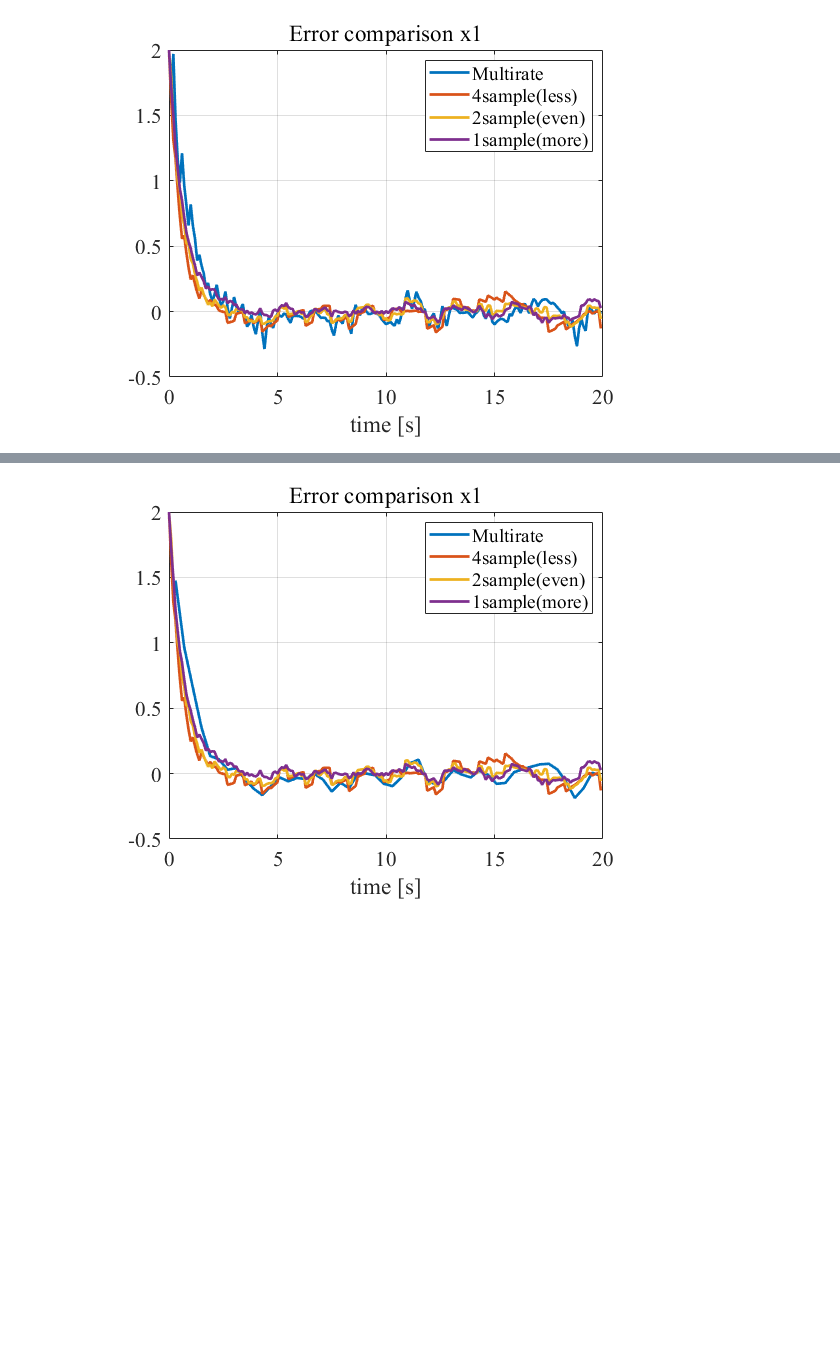
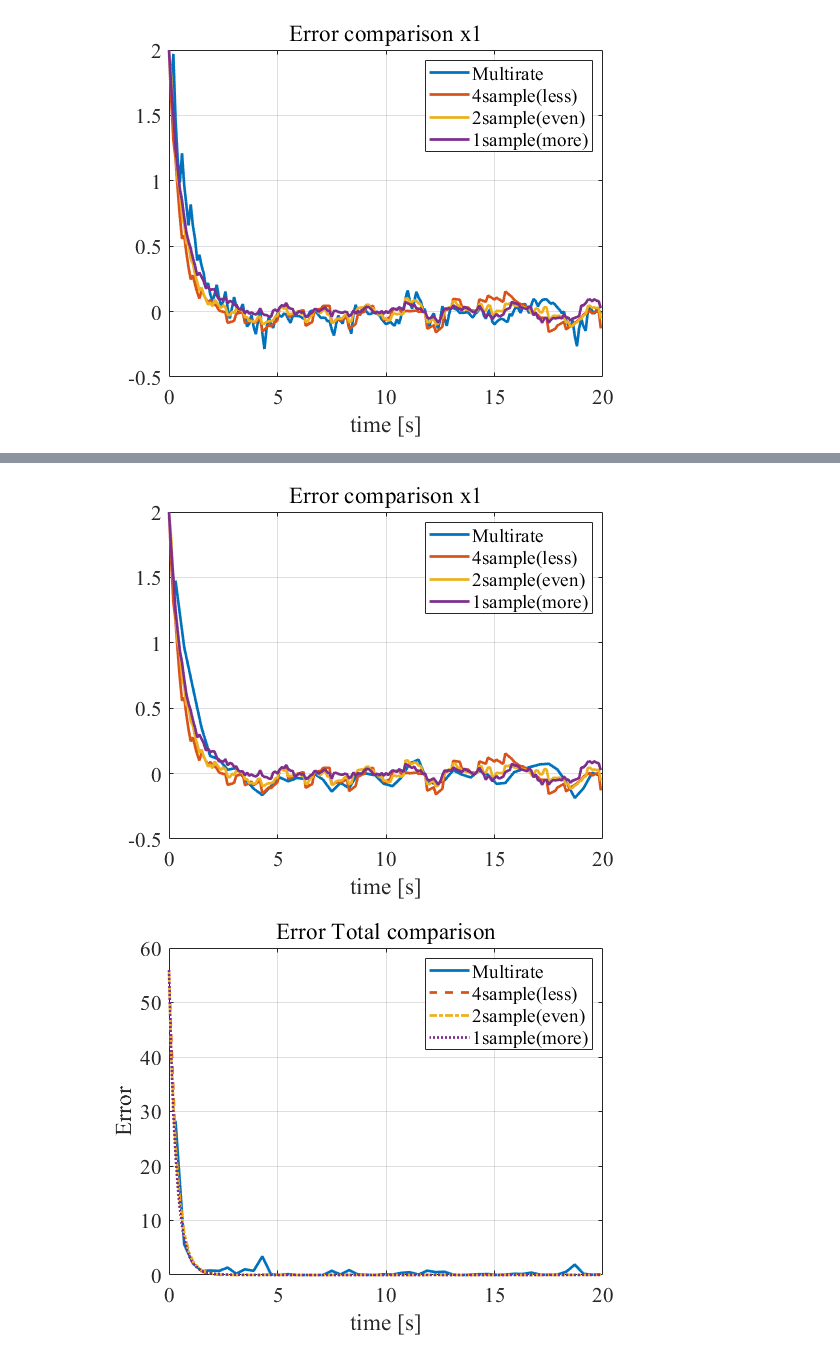
Before and after one commit to YoshiRi/Linear_Algebra_memo, a Jupyter notebook: src/MultirateOBS/UntitledOBStest.ipynb, the cells around one changed output, grey strips where cells are left out. Drawn from its saved outputs; the diff is of its cells as text; code cells hidden in the pictures; blank space fills up the shorter version.

```diff
--- a/src/MultirateOBS/UntitledOBStest.ipynb
+++ b/src/MultirateOBS/UntitledOBStest.ipynb
@@ -322,30 +322,39 @@ for i=1:len
     if mod(i,4)==0
         time_ = [time_;time(i)];
         e_obs_ = [e_obs_,e_obs(:,i)];
     end
 end
+
+figure
+plot(time_,diag(e_obs_'*e_obs_),time',diag((x_gt-x_obs3)'*(x_gt-x_obs3)),'--',time',diag((x_gt-x_obs4)'*(x_gt-x_obs4)),'-.',time',diag((x_gt-x_obs5)'*(x_gt-x_obs5)),':')
+grid on
+title('Error Total comparison')
+legend('Multirate','4sample(less)','2sample(even)','1sample(more)')
+xlabel('time [s]')
+ylabel('Error')
 
 figure
 plot(time_,e_obs_(1,:),time',e_obs3(1,:),time',e_obs4(1,:),time',e_obs5(1,:))
 grid on
 title('Error comparison x1')
 legend('Multirate','4sample(less)','2sample(even)','1sample(more)')
 xlabel('time [s]')
 
 figure
 plot(time_,e_obs_(2,:),time',e_obs3(2,:),time',e_obs4(2,:),time',e_obs5(2,:))
 grid on
 title('Error comparison x2')
 legend('Multirate','4sample(less)','2sample(even)','1sample(more)')
 xlabel('time [s]')
 
 figure
 plot(time_,e_obs_(3,:),time',e_obs3(3,:),time',e_obs4(3,:),time',e_obs5(3,:))
 grid on
 title('Error comparison x3')
 legend('Multirate','4sample(less)','2sample(even)','1sample(more)')
 xlabel('time [s]')
 # %% [output]
 [figure]
 [figure]
 [figure]
+[figure, added]
```
Also changed, not shown: parts of 19 cells of this notebook.
